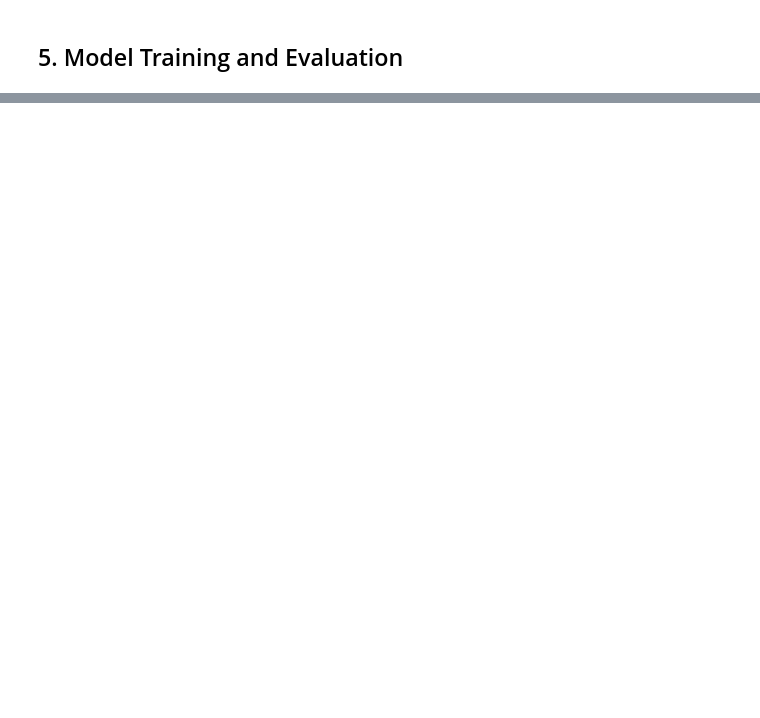
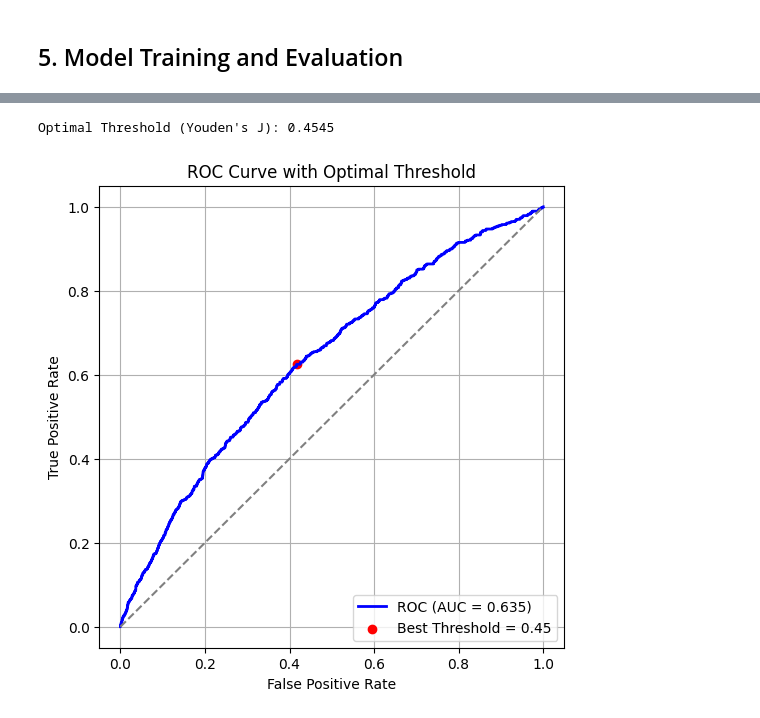
Before and after one commit to luuuneytunes12/Credit-Risk-Modeling-PySpark, a Jupyter notebook: notebooks/5 . PD Model Building (II).ipynb, the cells around one changed output, grey strips where cells are left out. Saved outputs shown, nothing was run; the diff lists cells and outputs as text; code cells hidden in the pictures; blank space fills up the shorter version.

```diff
--- a/notebooks/5 . PD Model Building (II).ipynb
+++ b/notebooks/5 . PD Model Building (II).ipynb
@@ -201,10 +209,10 @@ balancing_ratio = count_neg / count_pos # non-default is > default
 from pyspark.sql import functions as F
 
 # Select vector column, target column, and newly created class_weight
-train_df_weighted = train_df_scaled.withColumn(
+train_df_weighted = train_df_assembled.withColumn(
     "class_weight",
     F.when(F.col("default_status") == 1, balancing_ratio).otherwise(1.0)
-).select("features", "default_status", "class_weight")
+).select("features_raw", "default_status", "class_weight")
 train_df_assembled
 # %% [output]
 DataFrame[mo_sin_rcnt_tl: double, num_tl_op_past_12m: double, percent_bc_gt_75: double, total_bc_limit: double, loan_amnt_annual_inc_ratio: double, tl_op12m_inq6m: double, dti_inq: double, dti_bc_util ...
@@ -215,7 +223,7 @@ from pyspark.ml.classification import LogisticRegression
 
 # Step 5: Train logistic regression with class weights
 lr = LogisticRegression(
-    featuresCol="features",
+    featuresCol="features_raw",
     labelCol="default_status",
     weightCol="class_weight"
 )
@@ -229,10 +237,9 @@ from pyspark.ml.evaluation import BinaryClassificationEvaluator
 
 # Step 6: Prepare OOT data (assemble + scale using same transformers)
 oot_df_assembled = assembler.transform(test_df)
-oot_df_scaled = scaler_model.transform(oot_df_assembled).select("features", "default_status")
 
 # Step 7: Predict and evaluate on OOT
-predictions = model.transform(oot_df_scaled)
+predictions = model.transform(oot_df_assembled)
 
 evaluator = BinaryClassificationEvaluator(labelCol="default_status", metricName="areaUnderROC")
 auc = evaluator.evaluate(predictions)
@@ -242,0 +315,22 @@ auc
+# %%
+# Youden's J statistic
+j_scores = tpr - fpr
+j_best_idx = j_scores.argmax()
+optimal_threshold = thresholds[j_best_idx]
+
+print(f"Optimal Threshold (Youden's J): {optimal_threshold:.4f}")
+# %% [output]
+Optimal Threshold (Youden's J): 0.4545
+# %%
+plt.figure(figsize=(6, 6))
+plt.plot(fpr, tpr, color='blue', lw=2, label=f'ROC (AUC = {roc_auc:.3f})')
+plt.scatter(fpr[j_best_idx], tpr[j_best_idx], color='red', label=f'Best Threshold = {optimal_threshold:.2f}')
+plt.plot([0, 1], [0, 1], color='gray', linestyle='--')
+plt.xlabel('False Positive Rate')
+plt.ylabel('True Positive Rate')
+plt.title('ROC Curve with Optimal Threshold')
+plt.legend(loc='lower right')
+plt.grid()
+plt.show()
+# %% [output]
+[figure, added]
```
Also changed, not shown: parts of 13 cells of this notebook, 2 other files.
